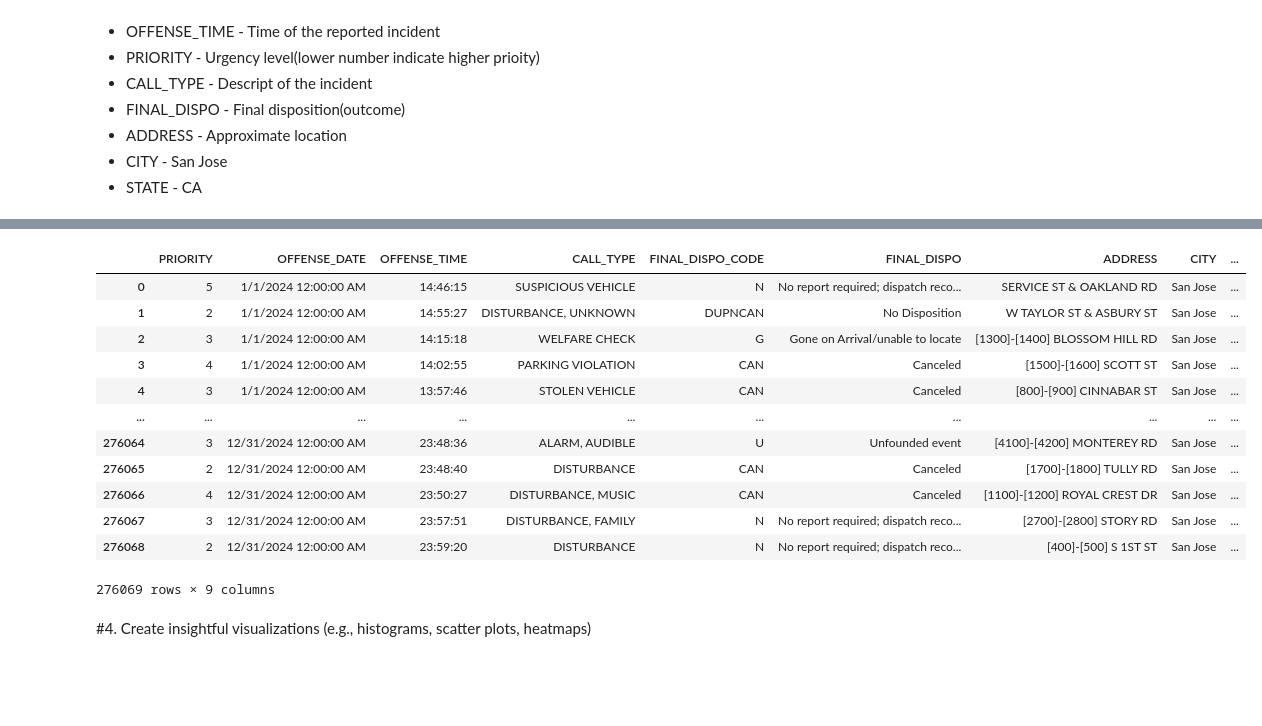
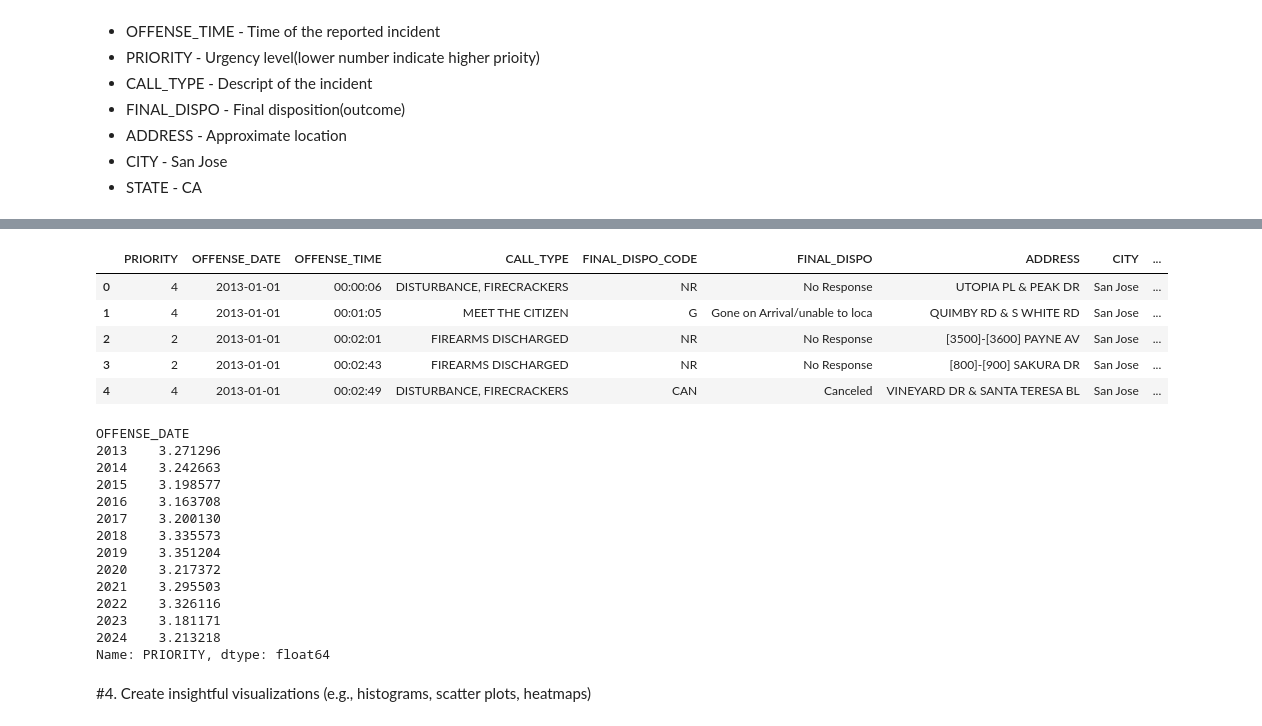
Before and after one commit to truongng1/crime_trends_sj, a Jupyter notebook: notebookes/CS_163_EDA_Summary.ipynb, the cells around one changed output, grey strips where cells are left out. Drawn from its saved outputs; the diff is of its cells as text; code cells hidden in the pictures; blank space fills up the shorter version.

```diff
--- a/notebookes/CS_163_EDA_Summary.ipynb
+++ b/notebookes/CS_163_EDA_Summary.ipynb
@@ -48,22 +37,50 @@ df.head()
+# %%
+github_dataset = 'https://raw.githubusercontent.com/truongng1/crime_trends_sj/refs/heads/main/datasets/'
+df_2013 = pd.read_csv(github_dataset + '/911cals/policecalls2013.csv', sep  = ',')
+df_2014 = pd.read_csv(github_dataset + '/911cals/policecalls2014.csv', sep  = ',')
+df_2015 = pd.read_csv(github_dataset + '/911cals/policecalls2015.csv', sep  = ',')
+df_2016 = pd.read_csv(github_dataset + '/911cals/policecalls2016.csv', sep  = ',')
+df_2017 = pd.read_csv(github_dataset + '/911cals/policecalls2017.csv', sep  = ',')
+df_2018 = pd.read_csv(github_dataset + '/911cals/policecalls2018.csv', sep  = ',')
+df_2019 = pd.read_csv(github_dataset + '/911cals/policecalls2019.csv', sep  = ',')
+df_2020 = pd.read_csv(github_dataset + '/911cals/policecalls2020.csv', sep  = ',')
+df_2021 = pd.read_csv(github_dataset + '/911cals/policecalls2021.csv', sep  = ',')
+df_2022 = pd.read_csv(github_dataset + '/911cals/policecalls2022.csv', sep  = ',')
+df_2023 = pd.read_csv(github_dataset + '/911cals/policecalls2023.csv', sep  = ',')
+df_2024 = pd.read_csv(github_dataset + '/911cals/policecalls2024.csv', sep  = ',')
+# %%
+frames = [df_2013, df_2014, df_2015, df_2016, df_2017, df_2018, df_2019, df_2020, df_2021, df_2022, df_2023, df_2024]
+df = pd.concat(frames)
 # %%
-df.isnull().sum()
 useless_columns = ['CDTS', 'EID', 'START_DATE', 'CALL_NUMBER', 'REPORT_DATE', 'CALLTYPE_CODE']
-update_df = df.drop(columns = useless_columns)
-update_df
+df = df.drop(columns = useless_columns)
+df['OFFENSE_DATE'] = pd.to_datetime(df['OFFENSE_DATE'])
+df.head()
 # %% [output]
 |  | PRIORITY | OFFENSE_DATE | OFFENSE_TIME | CALL_TYPE | FINAL_DISPO_CODE | FINAL_DISPO | ADDRESS | CITY | ... |
-| 0 | 5 | 1/1/2024 12:00:00 AM | 14:46:15 | SUSPICIOUS VEHICLE | N | No report required; dispatch reco... | SERVICE ST & OAKLAND RD | San Jose | ... |
-| 1 | 2 | 1/1/2024 12:00:00 AM | 14:55:27 | DISTURBANCE, UNKNOWN | DUPNCAN | No Disposition | W TAYLOR ST & ASBURY ST | San Jose | ... |
-| 2 | 3 | 1/1/2024 12:00:00 AM | 14:15:18 | WELFARE CHECK | G | Gone on Arrival/unable to locate | [1300]-[1400] BLOSSOM HILL RD | San Jose | ... |
-| 3 | 4 | 1/1/2024 12:00:00 AM | 14:02:55 | PARKING VIOLATION | CAN | Canceled | [1500]-[1600] SCOTT ST | San Jose | ... |
-| 4 | 3 | 1/1/2024 12:00:00 AM | 13:57:46 | STOLEN VEHICLE | CAN | Canceled | [800]-[900] CINNABAR ST | San Jose | ... |
-| ... | ... | ... | ... | ... | ... | ... | ... | ... | ... |
-| 276064 | 3 | 12/31/2024 12:00:00 AM | 23:48:36 | ALARM, AUDIBLE | U | Unfounded event | [4100]-[4200] MONTEREY RD | San Jose | ... |
-| 276065 | 2 | 12/31/2024 12:00:00 AM | 23:48:40 | DISTURBANCE | CAN | Canceled | [1700]-[1800] TULLY RD | San Jose | ... |
-| 276066 | 4 | 12/31/2024 12:00:00 AM | 23:50:27 | DISTURBANCE, MUSIC | CAN | Canceled | [1100]-[1200] ROYAL CREST DR | San Jose | ... |
-| 276067 | 3 | 12/31/2024 12:00:00 AM | 23:57:51 | DISTURBANCE, FAMILY | N | No report required; dispatch reco... | [2700]-[2800] STORY RD | San Jose | ... |
-| 276068 | 2 | 12/31/2024 12:00:00 AM | 23:59:20 | DISTURBANCE | N | No report required; dispatch reco... | [400]-[500] S 1ST ST | San Jose | ... |
+| 0 | 4 | 2013-01-01 | 00:00:06 | DISTURBANCE, FIRECRACKERS | NR | No Response | UTOPIA PL & PEAK DR | San Jose | ... |
+| 1 | 4 | 2013-01-01 | 00:01:05 | MEET THE CITIZEN | G | Gone on Arrival/unable to loca | QUIMBY RD & S WHITE RD | San Jose | ... |
+| 2 | 2 | 2013-01-01 | 00:02:01 | FIREARMS DISCHARGED | NR | No Response | [3500]-[3600] PAYNE AV | San Jose | ... |
+| 3 | 2 | 2013-01-01 | 00:02:43 | FIREARMS DISCHARGED | NR | No Response | [800]-[900] SAKURA DR | San Jose | ... |
+| 4 | 4 | 2013-01-01 | 00:02:49 | DISTURBANCE, FIRECRACKERS | CAN | Canceled | VINEYARD DR & SANTA TERESA BL | San Jose | ... |
-276069 rows × 9 columns
+# %%
+mean_priorit_per_year = df.groupby(df['OFFENSE_DATE'].dt.year)['PRIORITY'].mean()
+print(mean_priorit_per_year)
+# %% [output]
+OFFENSE_DATE
+2013    3.271296
+2014    3.242663
+2015    3.198577
+2016    3.163708
+2017    3.200130
+2018    3.335573
+2019    3.351204
+2020    3.217372
+2021    3.295503
+2022    3.326116
+2023    3.181171
+2024    3.213218
+Name: PRIORITY, dtype: float64
 # %% [markdown]
 #4. Create insightful visualizations (e.g., histograms, scatter plots, heatmaps)
 # %%
```
Also changed, not shown: parts of 1 cell of this notebook, 1 other file.
